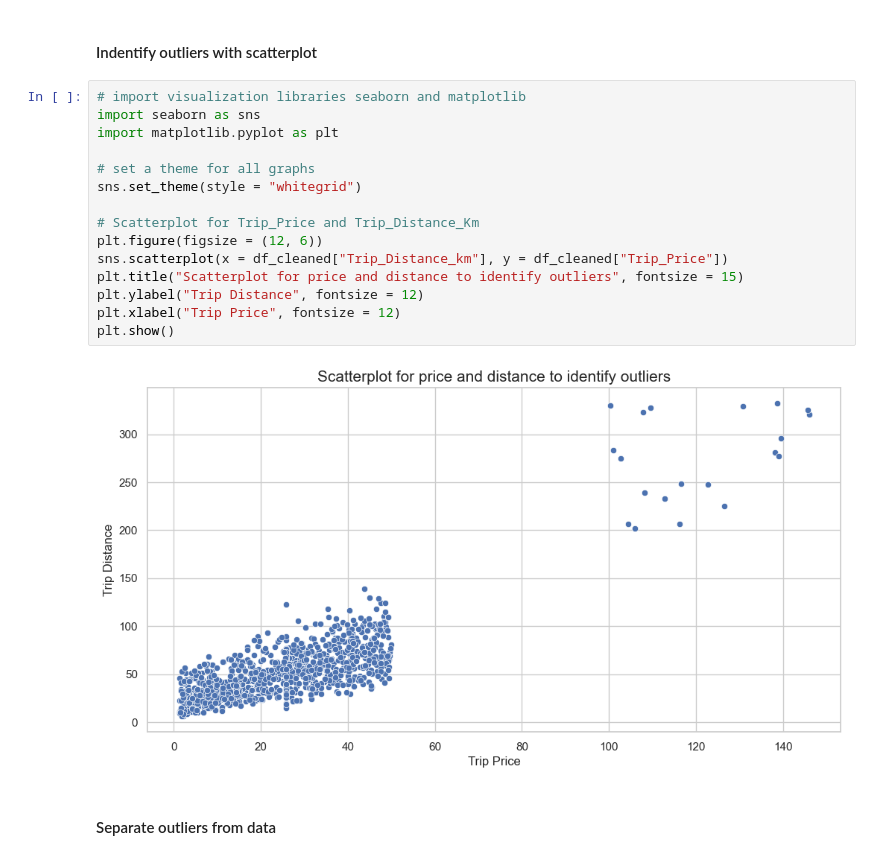
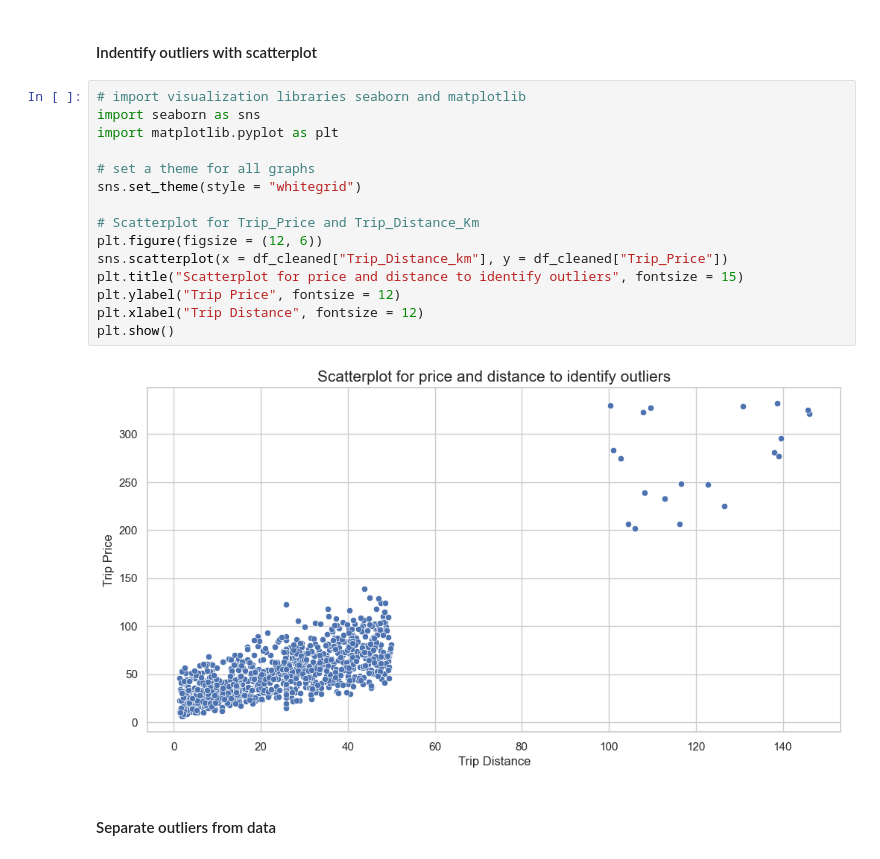
Before and after one commit to TonalLobster/taxi-prediction-fullstack-edwin-opa24, a Jupyter notebook: notebooks/01_model_development.ipynb, the cells around one changed output. Drawn from its saved outputs; the diff is of its cells as text.

```diff
--- a/notebooks/01_model_development.ipynb
+++ b/notebooks/01_model_development.ipynb
@@ -194,20 +194,20 @@ dtype: int64
 # %%
 # import visualization libraries seaborn and matplotlib
 import seaborn as sns
 import matplotlib.pyplot as plt
 
 # set a theme for all graphs
 sns.set_theme(style = "whitegrid")
 
 # Scatterplot for Trip_Price and Trip_Distance_Km
 plt.figure(figsize = (12, 6))
 sns.scatterplot(x = df_cleaned["Trip_Distance_km"], y = df_cleaned["Trip_Price"])
 plt.title("Scatterplot for price and distance to identify outliers", fontsize = 15)
-plt.ylabel("Trip Distance", fontsize = 12)
-plt.xlabel("Trip Price", fontsize = 12)
+plt.ylabel("Trip Price", fontsize = 12)
+plt.xlabel("Trip Distance", fontsize = 12)
 plt.show()
 # %% [output]
-[figure, old version]
+[figure, new version]
 # %% [markdown]
 #### Separate outliers from data
 # %%
```
Also changed, not shown: parts of 4 cells of this notebook.
